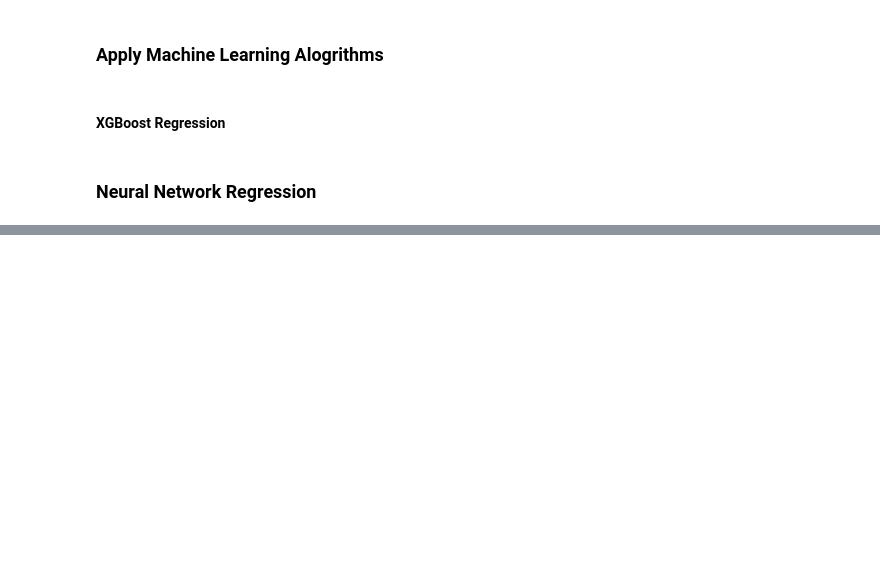
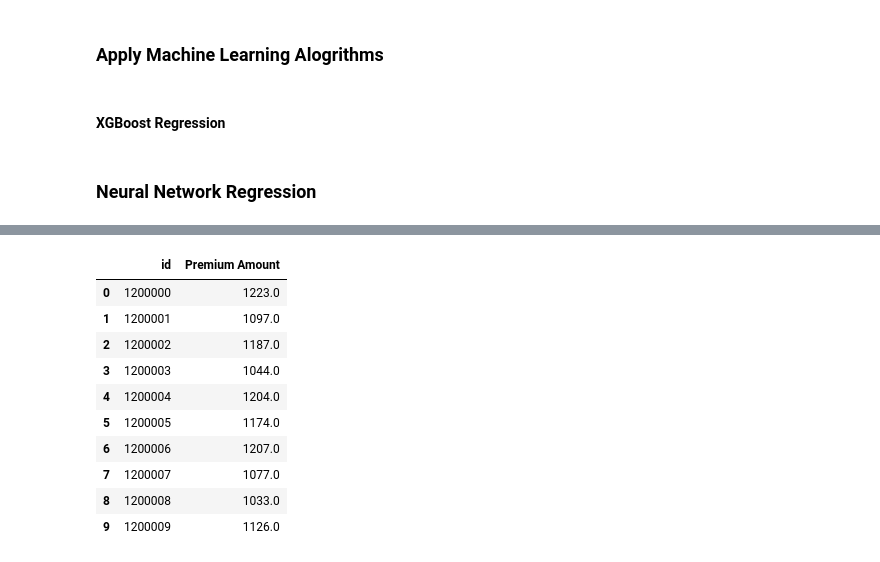
Before and after one commit to jeevanshrestha/Insurance-Dataset-Regression-Kaggle-Competition, a Jupyter notebook: Insurance Dataset Regression - XGBoost.ipynb, the cells around one changed output, grey strips where cells are left out. Saved outputs shown, nothing was run; the diff lists cells and outputs as text; code cells hidden in the pictures; blank space fills up the shorter version.

Commit message:
Kaggle Notebook | Insurance Dataset Regression - XGBoost | Version 12

```diff
--- a/Insurance Dataset Regression - XGBoost.ipynb
+++ b/Insurance Dataset Regression - XGBoost.ipynb
@@ -946,13 +946,13 @@ class RMSLELoss(nn.Module):
         return rmsle
 
 # Function to train the model
-def train_model(X_train_tensor, y_train_tensor, model, epochs=100, batch_size=1000, learning_rate=0.01):
+def train_model(X_train_tensor, y_train_tensor, model, epochs=50, batch_size=1000, learning_rate=0.001):
     # Create a DataLoader for batching
     train_dataset = TensorDataset(X_train_tensor, y_train_tensor)
     train_loader = DataLoader(dataset=train_dataset, batch_size=batch_size, shuffle=True)
 
     # Define the loss function and optimizer
-    criterion = RMSLELoss()  # Mean Squared Error Loss for regression
+    criterion = nn.MSELoss()  # Mean Squared Error Loss for regression
     optimizer = optim.Adam(model.parameters(), lr=learning_rate)
 
     # Training loop
@@ -994,7 +994,7 @@ def test_model(model, X_test, y_test):
         predictions = model(X_test)
 
         # Compute the loss
-        criterion = RMSLELoss()
+        criterion =  nn.MSELoss()
         loss = criterion(predictions, y_test)
         print(f'Test Loss: {loss.item():.4f}')
 
@@ -1029,5 +1029,5 @@ model.apply(init_weights)
 
 
 # Train the model
-train_model(X_train_tensor, y_train_tensor, model, epochs=100, batch_size=1000, learning_rate=0.001)
+train_model(X_train_tensor, y_train_tensor, model, epochs=50, batch_size=1000, learning_rate=0.01)
 # %% [output]
@@ -1058,0 +1078,18 @@ output.head(10)
+# %%
+output = pd.DataFrame(y_pred_test, index=df_test.index, columns=['Premium Amount']).reset_index()
+output['Premium Amount'] = output['Premium Amount'].round()
+output.to_csv('/kaggle/working/submission.csv', index=False)
+
+output.head(10)
+# %% [output]
+|  | id | Premium Amount |
+| 0 | 1200000 | 1223.0 |
+| 1 | 1200001 | 1097.0 |
+| 2 | 1200002 | 1187.0 |
+| 3 | 1200003 | 1044.0 |
+| 4 | 1200004 | 1204.0 |
+| 5 | 1200005 | 1174.0 |
+| 6 | 1200006 | 1207.0 |
+| 7 | 1200007 | 1077.0 |
+| 8 | 1200008 | 1033.0 |
+| 9 | 1200009 | 1126.0 |
```
Also changed, not shown: parts of 4 cells of this notebook.
